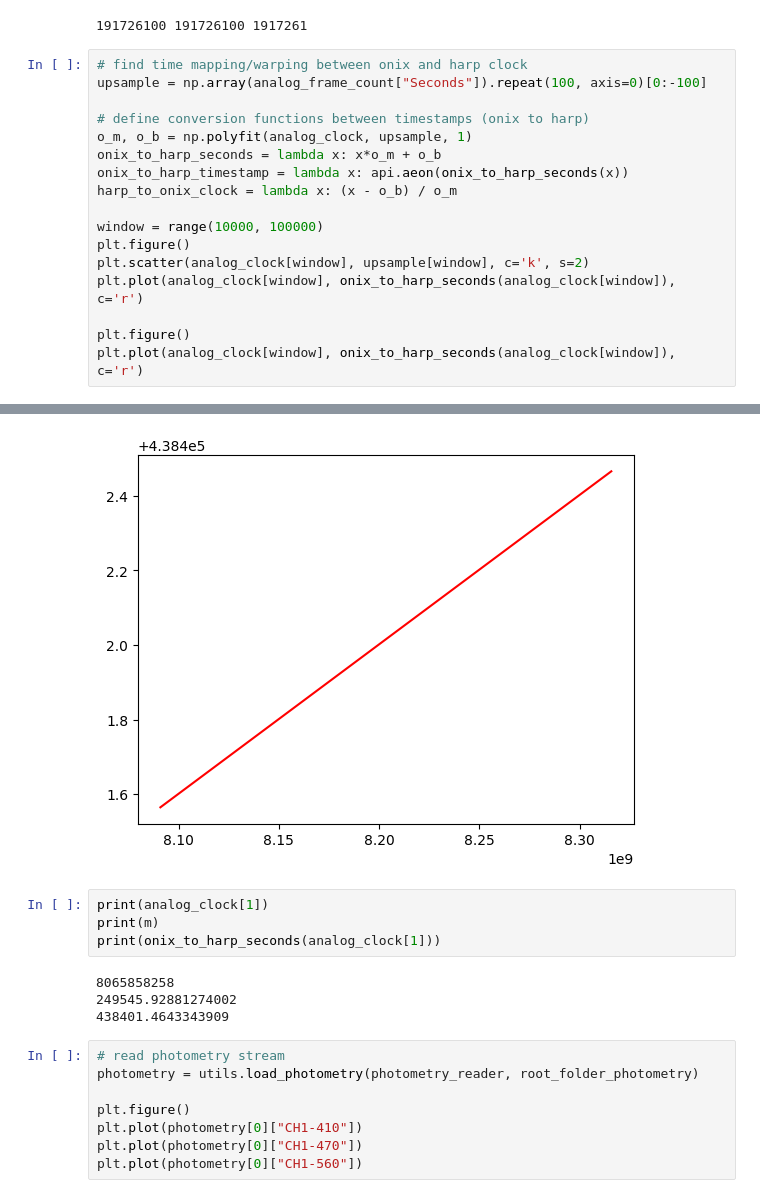
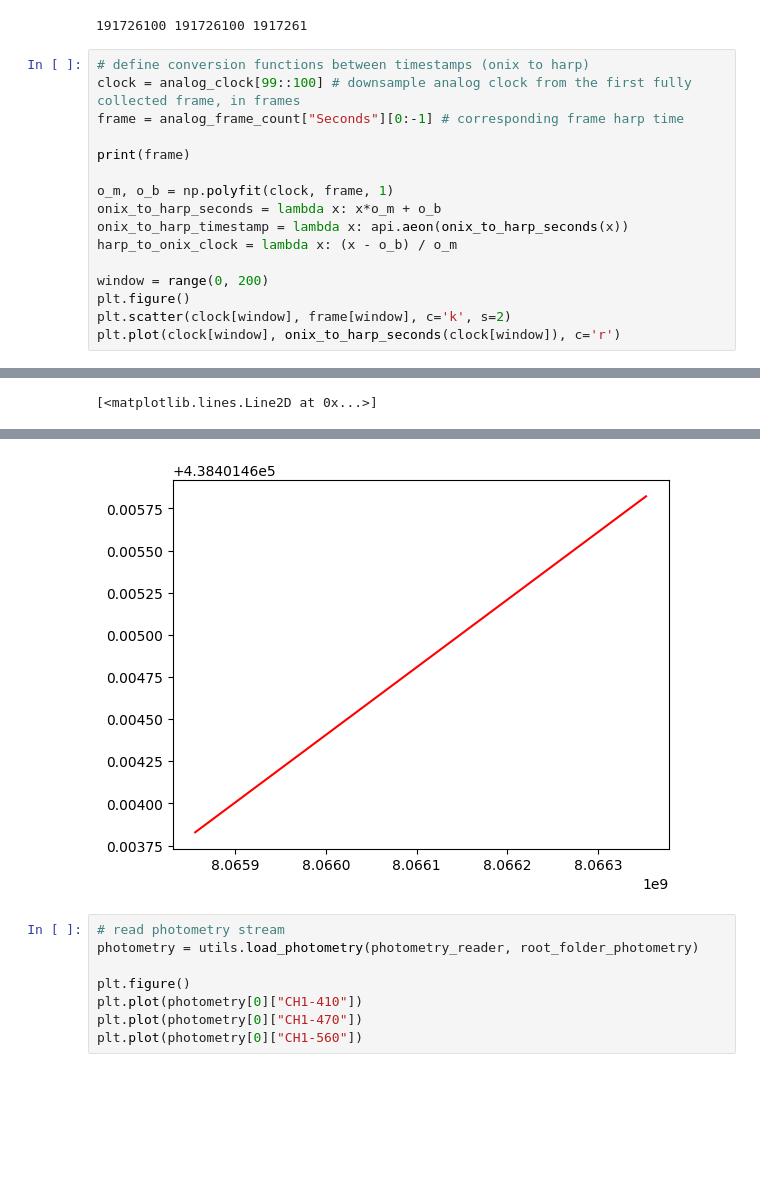
Before and after one commit to neurogears/vestibular-vr, a Jupyter notebook: analysis/photometry_sync_example.ipynb, the cells around one changed output, grey strips where cells are left out. Drawn from its saved outputs; the diff is of its cells as text; blank space fills up the shorter version.

Commit message:
Modify regression for onix synchronisation

```diff
--- a/analysis/photometry_sync_example.ipynb
+++ b/analysis/photometry_sync_example.ipynb
@@ -88,20 +88,19 @@ print(analog_data.shape[0], analog_clock.shape[0], analog_frame_count["Index"][-
 # %% [output]
 191726100 191726100 1917261
 # %%
-# find time mapping/warping between onix and harp clock
-upsample = np.array(analog_frame_count["Seconds"]).repeat(100, axis=0)[0:-100]
+# define conversion functions between timestamps (onix to harp)
+clock = analog_clock[99::100] # downsample analog clock from the first fully collected frame, in frames
+frame = analog_frame_count["Seconds"][0:-1] # corresponding frame harp time
 
-# define conversion functions between timestamps (onix to harp)
-o_m, o_b = np.polyfit(analog_clock, upsample, 1)
+print(frame)
+
+o_m, o_b = np.polyfit(clock, frame, 1)
 onix_to_harp_seconds = lambda x: x*o_m + o_b
 onix_to_harp_timestamp = lambda x: api.aeon(onix_to_harp_seconds(x))
 harp_to_onix_clock = lambda x: (x - o_b) / o_m
 
-window = range(10000, 100000)
+window = range(0, 200)
 plt.figure()
-plt.scatter(analog_clock[window], upsample[window], c='k', s=2)
-plt.plot(analog_clock[window], onix_to_harp_seconds(analog_clock[window]), c='r')
-
-plt.figure()
-plt.plot(analog_clock[window], onix_to_harp_seconds(analog_clock[window]), c='r')
+plt.scatter(clock[window], frame[window], c='k', s=2)
+plt.plot(clock[window], onix_to_harp_seconds(clock[window]), c='r')
 # %% [output]
@@ -108,0 +120 @@ plt.plot(analog_clock[window], onix_to_harp_seconds(analog_clock[window]), c='r'
+[<matplotlib.lines.Line2D at 0x...>]
@@ -110,12 +122,4 @@ plt.plot(analog_clock[window], onix_to_harp_seconds(analog_clock[window]), c='r'
-[figure, old version]
+[figure, new version]
-# %%
-print(analog_clock[1])
-print(m)
-print(onix_to_harp_seconds(analog_clock[1]))
-# %% [output]
-8065858258
-249545.92881274002
-438401.4643343909
 # %%
 # read photometry stream
 photometry = utils.load_photometry(photometry_reader, root_folder_photometry)
```
Also changed, not shown: parts of 1 cell of this notebook.
